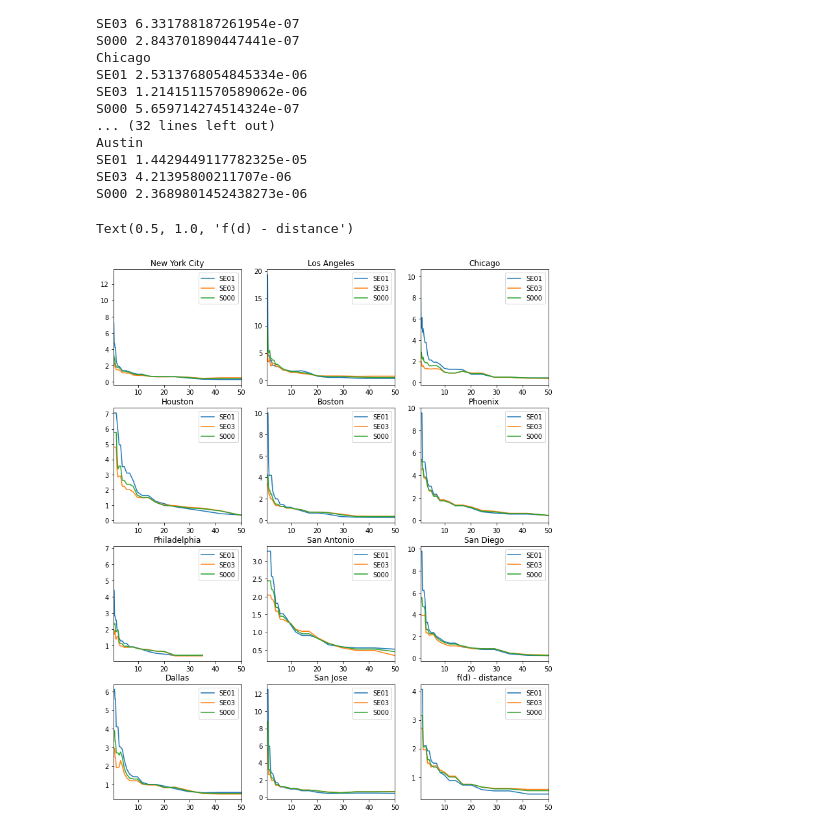
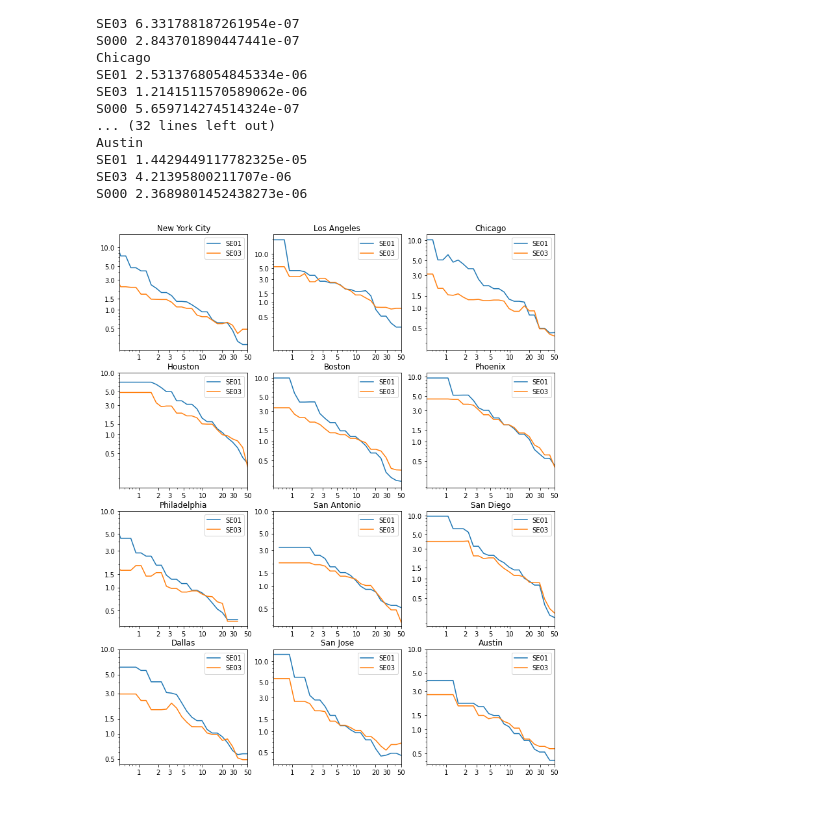
Before and after one commit to yuribogomolov/sttn, a Jupyter notebook: notebooks/f(d)_gravity_model.ipynb, the cells around one changed output. Drawn from its saved outputs; the diff is of its cells as text; code cells hidden in the pictures.

Commit message:
Update the log-log plot.

```diff
--- a/notebooks/f(d)_gravity_model.ipynb
+++ b/notebooks/f(d)_gravity_model.ipynb
@@ -90,7 +91,7 @@ for city, state, conties in cities:
     city_network = state_network.filter_nodes(state_network.nodes.county.isin(conties))
     for target_column in target_columns:
         training_set = build_training_set(city_network, target_column)
-        training_set.to_csv('%s/%s.csv'%(target_column,city),index=False)
+        training_set.to_csv(f'{target_column}/{city}.csv',index=False)
 # %% [output]
 New York City
 Los Angeles
@@ -286,26 +287,24 @@ for city in bindffDict.keys():
 # %%
 fig,ax = plt.subplots(4,3,figsize=(12,15))
 i= 0
 for city, state, conties in cities:
     df = pd.DataFrame({'bin':Distfd1[city].keys(),'fd':Distfd1[city].values()})
     df = df.sort_values(by='bin')
-    # limit research from 0.5 km to 50km
     ax[i//3,i%3].set_xlim(0.5,50)
     ax[i//3,i%3].plot(df['bin'],df['fd'],label='SE01')
 
     df = pd.DataFrame({'bin':Distfd3[city].keys(),'fd':Distfd3[city].values()})
     df = df.sort_values(by='bin')
     ax[i//3,i%3].plot(df['bin'],df['fd'],label='SE03')
 
-    df = pd.DataFrame({'bin':Distfd0[city].keys(),'fd':Distfd0[city].values()})
-    df = df.sort_values(by='bin')
-    ax[i//3,i%3].plot(df['bin'],df['fd'],label='S000')
-
     ax[i//3,i%3].set_title(city)
     ax[i//3,i%3].legend()
+    ax[i//3,i%3].set_yscale('log')
+    ax[i//3,i%3].set_xscale('log')
+    ax[i//3,i%3].set_yticks([0.5, 1, 1.5, 3, 5, 10])
+    ax[i//3,i%3].set_xticks([1, 2, 3, 5, 10, 20, 30, 50])
+    ax[i//3,i%3].get_xaxis().set_major_formatter(matplotlib.ticker.ScalarFormatter())
+    ax[i//3,i%3].get_yaxis().set_major_formatter(matplotlib.ticker.ScalarFormatter())
     i += 1
-
-plt.title('f(d) - distance')
 # %% [output]
-Text(0.5, 1.0, 'f(d) - distance')
-[figure, old version]
+[figure, new version]
```
Also changed, not shown: parts of 3 cells of this notebook.
